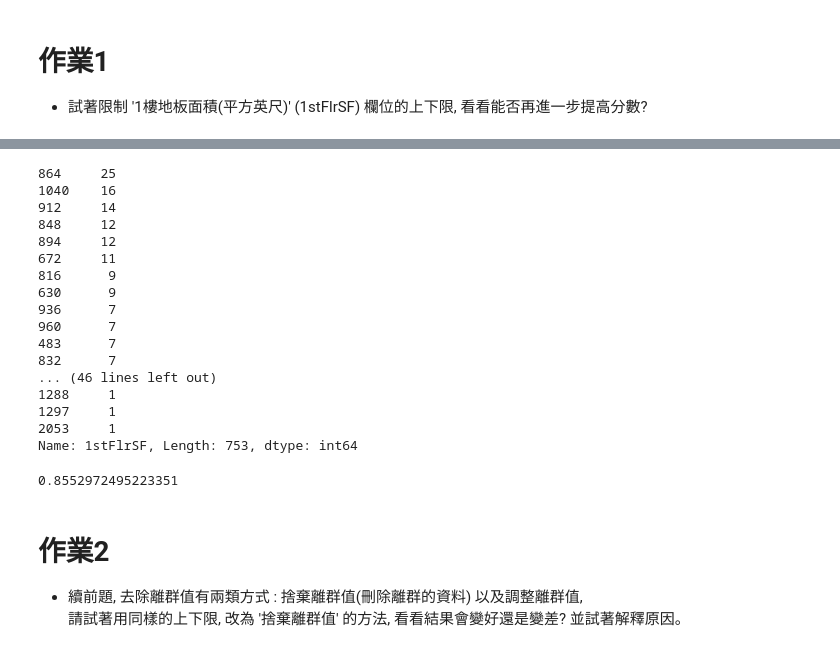
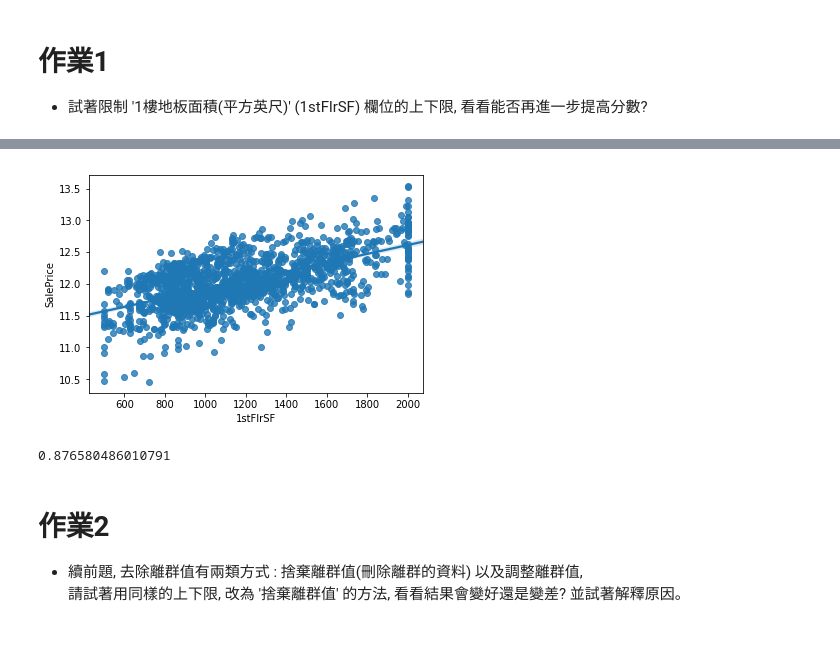
Before and after one commit to bettysmilehahaha/4th-ML100Days, a Jupyter notebook: homework/Day_010_HW.ipynb, the cells around one changed output, grey strips where cells are left out. Cells and saved outputs as stored; diff of their text form; code cells hidden in the pictures.

```diff
--- a/homework/Day_010_HW.ipynb
+++ b/homework/Day_010_HW.ipynb
@@ -76,36 +76,18 @@ cross_val_score(estimator, train_X, train_Y, cv=5).mean()
-# %%
-df['1stFlrSF'].value_counts()
-# %% [output]
-864     25
-1040    16
-912     14
-848     12
-894     12
-672     11
-816      9
-630      9
-936      7
-960      7
-483      7
-832      7
-... (46 lines left out)
-1288     1
-1297     1
-2053     1
-Name: 1stFlrSF, Length: 753, dtype: int64
 # %%
 # 將 1stFlrSF 限制在你覺得適合的範圍內, 調整離群值
 """
 Your Code Here
 """
-df['1stFlrSF'] = df['1stFlrSF'].clip(300, 1200)
-
+df['1stFlrSF'] = df['1stFlrSF'].clip(500, 2000)
+sns.regplot(x = df['1stFlrSF'][:train_num], y=train_Y)
+plt.show()
 # 做線性迴歸, 觀察分數
 train_X = MMEncoder.fit_transform(df)
 estimator = LinearRegression()
 cross_val_score(estimator, train_X, train_Y, cv=5).mean()
 # %% [output]
+[figure, added]
-0.8552972495223351
+0.876580486010791
 # %% [markdown]
 # 作業2
 * 續前題, 去除離群值有兩類方式 :  捨棄離群值(刪除離群的資料) 以及調整離群值,
```
Also changed, not shown: parts of 2 cells of this notebook.
